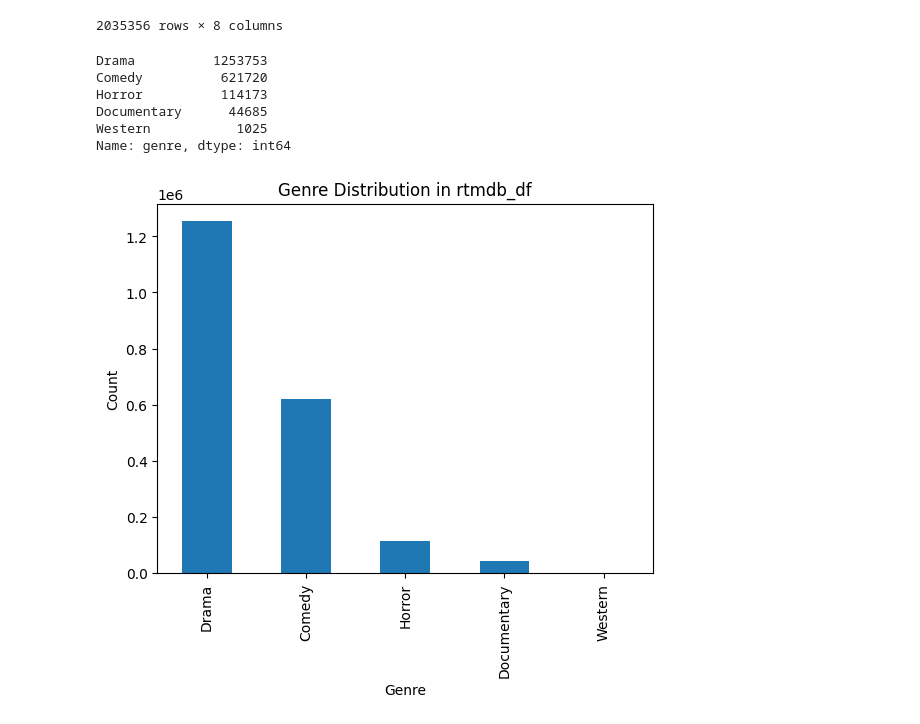
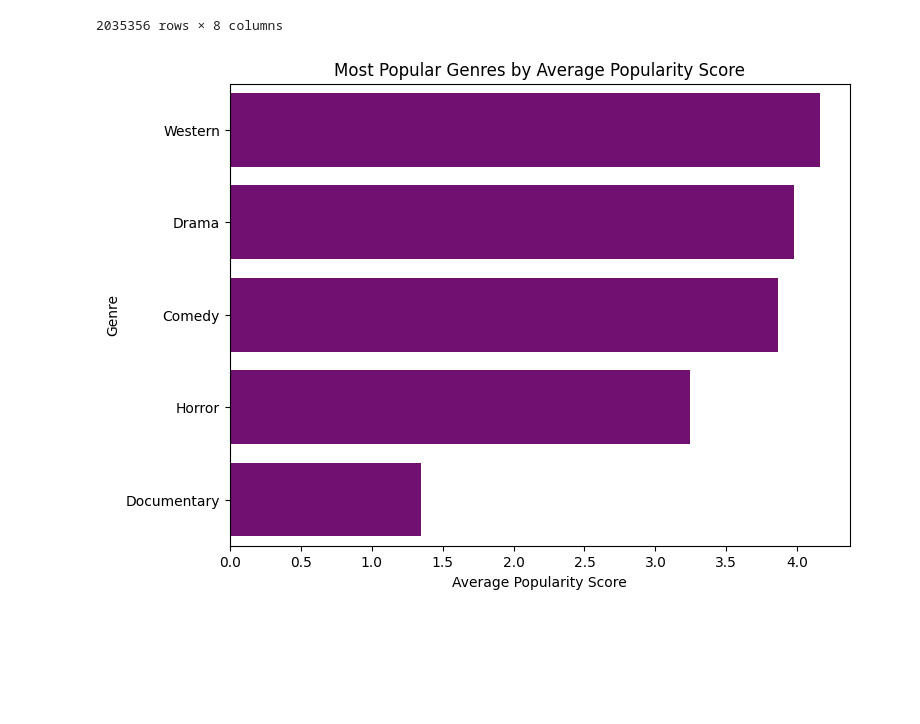
Before and after one commit to Wambui-T/Movie-Analysis-Project, a Jupyter notebook: student.ipynb, the cells around one changed output. Drawn from its saved outputs; the diff is of its cells as text; code cells hidden in the pictures; blank space fills up the shorter version.

```diff
--- a/student.ipynb
+++ b/student.ipynb
@@ -307,25 +308,23 @@ rtmdb_df
 | 2035354 | Western | NaN | NaN | Tryouts | 1.546 | 2018-02-09 | 7.0 | 1 |
 | 2035355 | Western | NaN | NaN | Poor Boy | 0.806 | 2018-07-13 | 5.0 | 3 |
 2035356 rows × 8 columns
-# %%
-rtmdb_df["genre"].value_counts()
-# %% [output]
-Drama          1253753
-Comedy          621720
-Horror          114173
-Documentary      44685
-Western           1025
-Name: genre, dtype: int64
-# %%
-# plot a bar chart of the value counts of each genre
-rtmdb_df["genre"].value_counts().plot.bar()
-
-# set the plot title and axis labels
-plt.title("Genre Distribution")
-plt.xlabel("Genre")
-plt.ylabel("Count")
-
-# display the plot
-plt.show()
-# %% [output]
-[figure, removed]
+# %%
+# group the dataframe by genre and calculate the mean of the popularity column
+genre_scores = rtmdb_df.groupby("genre")["popularity"].mean()
+
+# sort the series by the mean popularity score in descending order to get the most popular genres
+genre_scores = genre_scores.sort_values(ascending=False)
+
+# create a horizontal bar chart of the mean popularity scores for each genre
+fig, ax = plt.subplots(figsize=(8, 6))
+sns.barplot(x=genre_scores, y=genre_scores.index, ax=ax, color="purple")
+
+# set the plot title and axis labels
+ax.set_title("Most Popular Genres by Average Popularity Score")
+ax.set_xlabel("Average Popularity Score")
+ax.set_ylabel("Genre")
+
+# display the plot
+plt.show()
+# %% [output]
+[figure, added]
```
Also changed, not shown: parts of 11 cells of this notebook.
